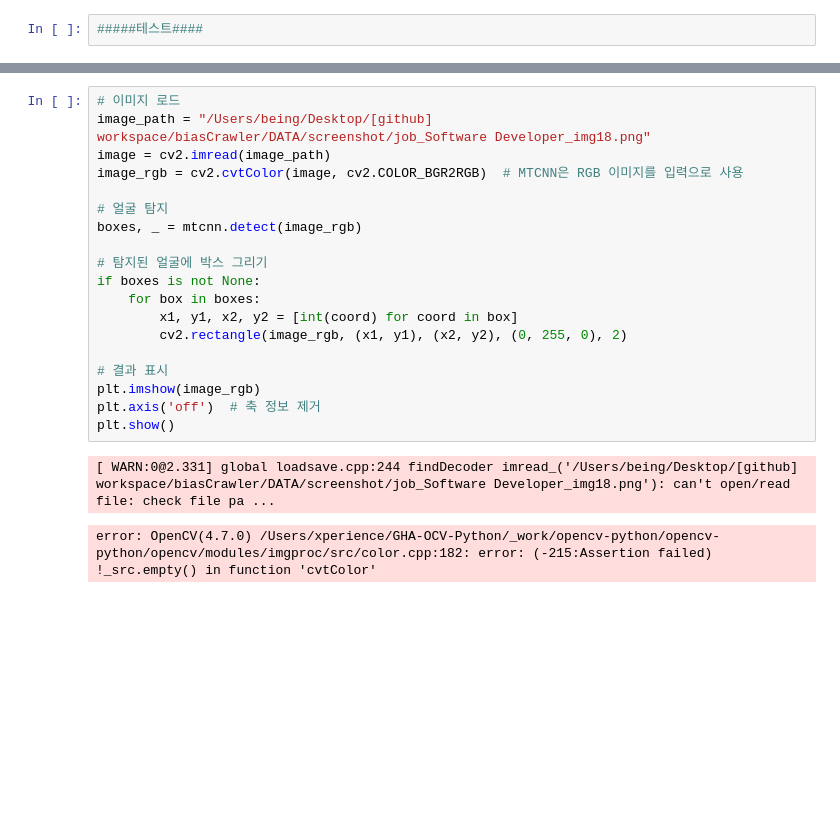
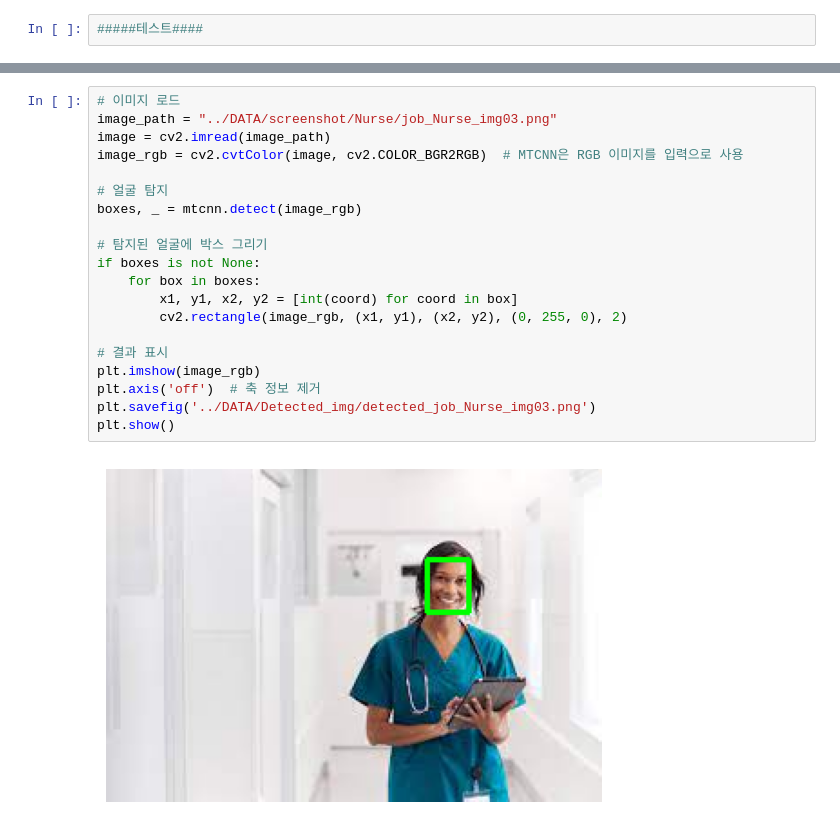
Before and after one commit to being0606/biasCrawler, a Jupyter notebook: FaceDector/faceDetector.v1.ipynb, the cells around one changed output, grey strips where cells are left out. Drawn from its saved outputs; the diff is of its cells as text; blank space fills up the shorter version.

```diff
--- a/FaceDector/faceDetector.v1.ipynb
+++ b/FaceDector/faceDetector.v1.ipynb
@@ -96,24 +98,24 @@ plt.show()
 # %%
 # 이미지 로드
-image_path = "/Users/being/Desktop/[github] workspace/biasCrawler/DATA/screenshot/job_Software Developer_img18.png"
+image_path = "../DATA/screenshot/Nurse/job_Nurse_img03.png"
 image = cv2.imread(image_path)
 image_rgb = cv2.cvtColor(image, cv2.COLOR_BGR2RGB)  # MTCNN은 RGB 이미지를 입력으로 사용
 
 # 얼굴 탐지
 boxes, _ = mtcnn.detect(image_rgb)
 
 # 탐지된 얼굴에 박스 그리기
 if boxes is not None:
     for box in boxes:
         x1, y1, x2, y2 = [int(coord) for coord in box]
         cv2.rectangle(image_rgb, (x1, y1), (x2, y2), (0, 255, 0), 2)
 
 # 결과 표시
 plt.imshow(image_rgb)
 plt.axis('off')  # 축 정보 제거
+plt.savefig('../DATA/Detected_img/detected_job_Nurse_img03.png')
 plt.show()
 # %% [output]
-[ WARN:0@2.331] global loadsave.cpp:244 findDecoder imread_('/Users/being/Desktop/[github] workspace/biasCrawler/DATA/screenshot/job_Software Developer_img18.png'): can't open/read file: check file pa ...
-error: OpenCV(4.7.0) /Users/xperience/GHA-OCV-Python/_work/opencv-python/opencv-python/opencv/modules/imgproc/src/color.cpp:182: error: (-215:Assertion failed) !_src.empty() in function 'cvtColor'
+[figure, added]
 # %%
 # 이미지 로드
```
Also changed, not shown: parts of 4 cells of this notebook, 5 other files.
